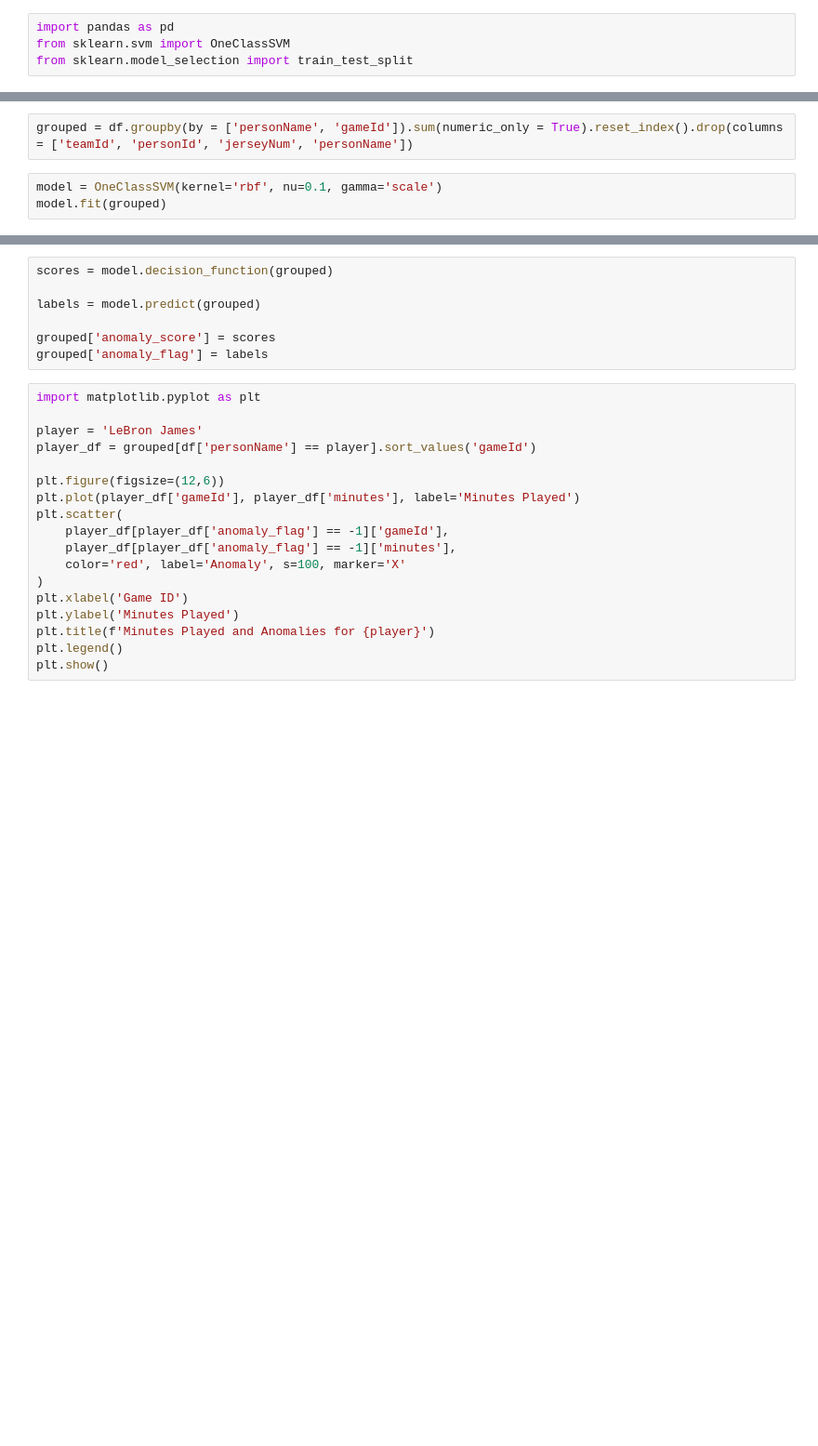
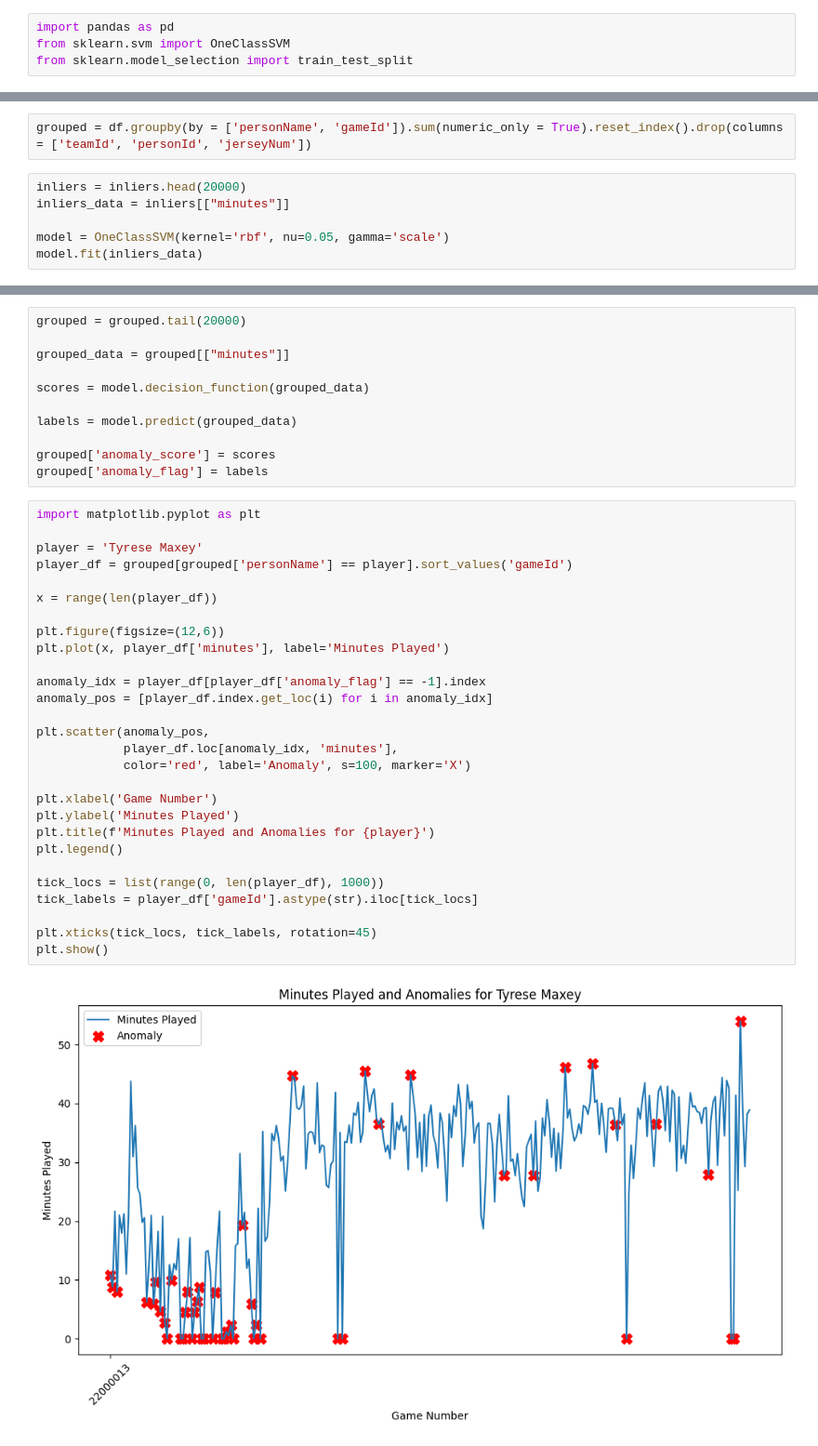
Before and after one commit to SiddiJr/NBA-predictions, a Jupyter notebook: 04 - Pesquisa/pergunta 3.ipynb, the cells around one changed output, grey strips where cells are left out. Shown: that part at 93% size. Drawn from its saved outputs; the diff is of its cells as text; blank space fills up the shorter version.

```diff
--- a/04 - Pesquisa/pergunta 3.ipynb
+++ b/04 - Pesquisa/pergunta 3.ipynb
@@ -36,6 +69,9 @@ Name: minutes, Length: 424478, dtype: float64
 # %%
-grouped = df.groupby(by = ['personName', 'gameId']).sum(numeric_only = True).reset_index().drop(columns = ['teamId', 'personId', 'jerseyNum', 'personName'])
+grouped = df.groupby(by = ['personName', 'gameId']).sum(numeric_only = True).reset_index().drop(columns = ['teamId', 'personId', 'jerseyNum'])
 # %%
-model = OneClassSVM(kernel='rbf', nu=0.1, gamma='scale')
-model.fit(grouped)
+inliers = inliers.head(20000)
+inliers_data = inliers[["minutes"]]
+
+model = OneClassSVM(kernel='rbf', nu=0.05, gamma='scale')
+model.fit(inliers_data)
 # %% [output]
@@ -43,25 +79,41 @@ OneClassSVM(nu=0.1)
 # %%
-scores = model.decision_function(grouped)
+grouped = grouped.tail(20000)
 
-labels = model.predict(grouped)
+grouped_data = grouped[["minutes"]]
+
+scores = model.decision_function(grouped_data)
+
+labels = model.predict(grouped_data)
 
 grouped['anomaly_score'] = scores
 grouped['anomaly_flag'] = labels
 # %%
 import matplotlib.pyplot as plt
 
-player = 'LeBron James'
-player_df = grouped[df['personName'] == player].sort_values('gameId')
+player = 'Tyrese Maxey'
+player_df = grouped[grouped['personName'] == player].sort_values('gameId')
+
+x = range(len(player_df))
 
 plt.figure(figsize=(12,6))
-plt.plot(player_df['gameId'], player_df['minutes'], label='Minutes Played')
-plt.scatter(
-    player_df[player_df['anomaly_flag'] == -1]['gameId'],
-    player_df[player_df['anomaly_flag'] == -1]['minutes'],
-    color='red', label='Anomaly', s=100, marker='X'
-)
-plt.xlabel('Game ID')
+plt.plot(x, player_df['minutes'], label='Minutes Played')
+
+anomaly_idx = player_df[player_df['anomaly_flag'] == -1].index
+anomaly_pos = [player_df.index.get_loc(i) for i in anomaly_idx]
+
+plt.scatter(anomaly_pos,
+            player_df.loc[anomaly_idx, 'minutes'],
+            color='red', label='Anomaly', s=100, marker='X')
+
+plt.xlabel('Game Number')
 plt.ylabel('Minutes Played')
 plt.title(f'Minutes Played and Anomalies for {player}')
 plt.legend()
+
+tick_locs = list(range(0, len(player_df), 1000))
+tick_labels = player_df['gameId'].astype(str).iloc[tick_locs]
+
+plt.xticks(tick_locs, tick_labels, rotation=45)
 plt.show()
+# %% [output]
+[figure, added]
```
Also changed, not shown: parts of 4 cells of this notebook.
